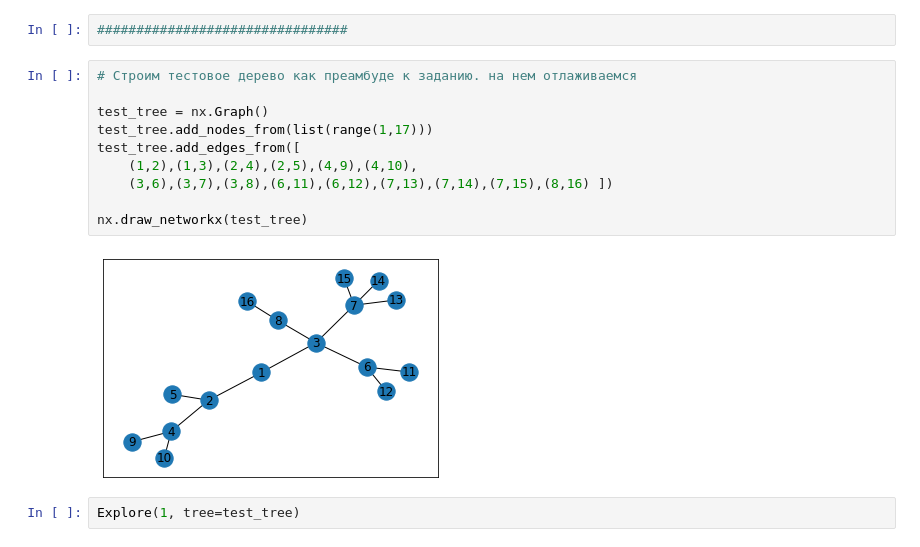
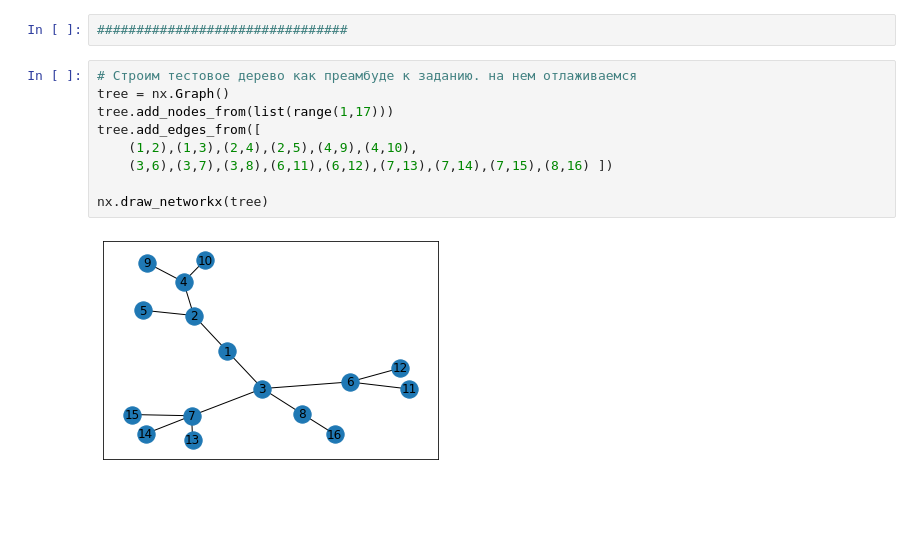
Before and after one commit to root-epifit/Graphs, a Jupyter notebook: Week_2/HW2/hw2-1.ipynb, the cells around one changed output. Drawn from its saved outputs; the diff is of its cells as text; blank space fills up the shorter version.

```diff
--- a/Week_2/HW2/hw2-1.ipynb
+++ b/Week_2/HW2/hw2-1.ipynb
@@ -74,18 +119,15 @@ print(f'Ранг дерева: {count_rank(0)}')
 ################################
 # %%
 # Строим тестовое дерево как преамбуде к заданию. на нем отлаживаемся
-
-test_tree = nx.Graph()
-test_tree.add_nodes_from(list(range(1,17)))
-test_tree.add_edges_from([
+tree = nx.Graph()
+tree.add_nodes_from(list(range(1,17)))
+tree.add_edges_from([
     (1,2),(1,3),(2,4),(2,5),(4,9),(4,10),
     (3,6),(3,7),(3,8),(6,11),(6,12),(7,13),(7,14),(7,15),(8,16) ])
 
-nx.draw_networkx(test_tree)
+nx.draw_networkx(tree)
 # %% [output]
-[figure, old version]
+[figure, new version]
-# %%
-Explore(1, tree=test_tree)
 # %%
 # Заводим множество посещенных вершин
 visited = {}
```
Also changed, not shown: parts of 5 cells of this notebook.
